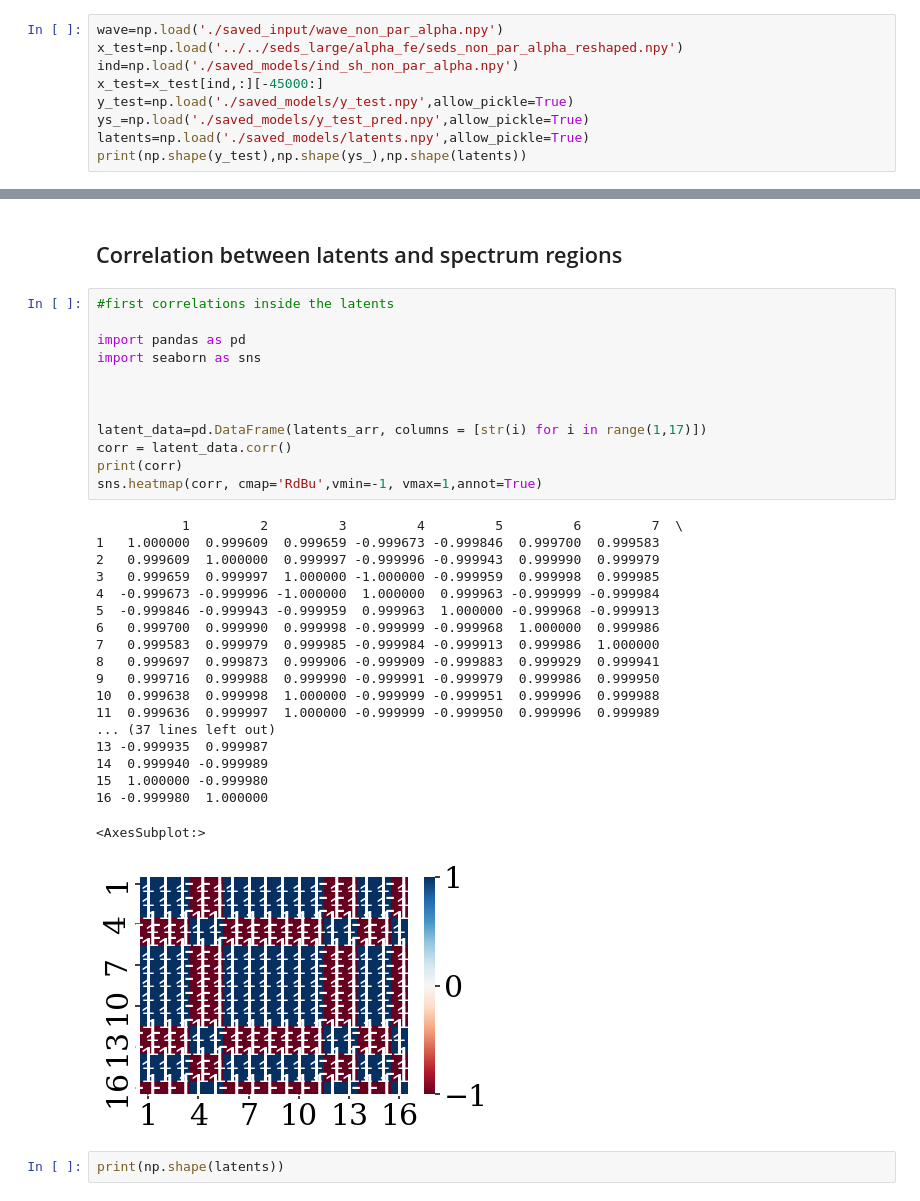
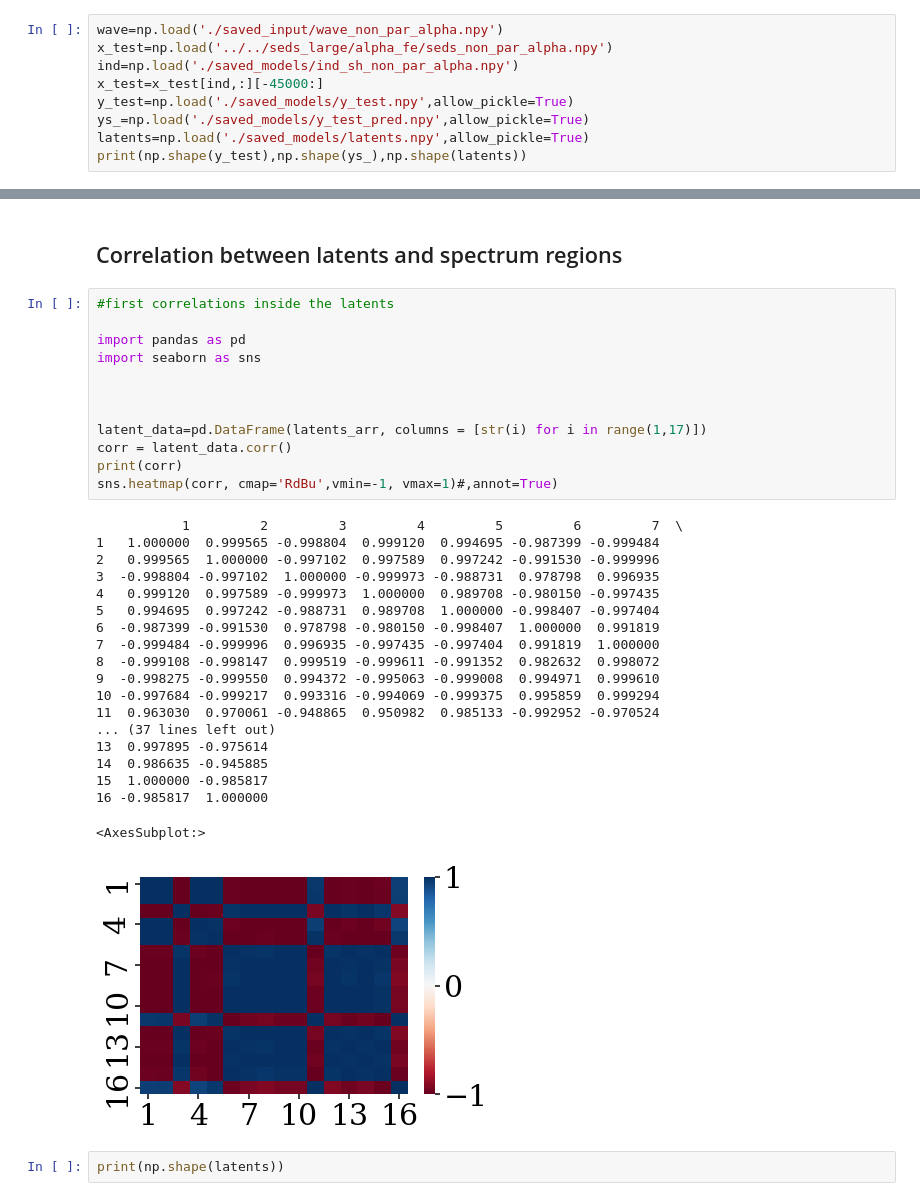
Before and after one commit to patriglesias/SBI_SFHs, a Jupyter notebook: alpha_fe/latents_diagnosis.ipynb, the cells around one changed output, grey strips where cells are left out. Cells and saved outputs as stored; diff of their text form.

```diff
--- a/alpha_fe/latents_diagnosis.ipynb
+++ b/alpha_fe/latents_diagnosis.ipynb
@@ -19,7 +19,7 @@ mpl.rcParams['legend.frameon'] = True
 mpl.rcParams['font.size'] = 30
 # %%
 wave=np.load('./saved_input/wave_non_par_alpha.npy')
-x_test=np.load('../../seds_large/alpha_fe/seds_non_par_alpha_reshaped.npy')
+x_test=np.load('../../seds_large/alpha_fe/seds_non_par_alpha.npy')
 ind=np.load('./saved_models/ind_sh_non_par_alpha.npy')
 x_test=x_test[ind,:][-45000:]
 y_test=np.load('./saved_models/y_test.npy',allow_pickle=True)
@@ -301,35 +306,35 @@ plt.show()
 # %%
 #first correlations inside the latents
 
 import pandas as pd
 import seaborn as sns
 
 
 
 latent_data=pd.DataFrame(latents_arr, columns = [str(i) for i in range(1,17)])
 corr = latent_data.corr()
 print(corr)
-sns.heatmap(corr, cmap='RdBu',vmin=-1, vmax=1,annot=True)
+sns.heatmap(corr, cmap='RdBu',vmin=-1, vmax=1)#,annot=True)
 # %% [output]
            1         2         3         4         5         6         7  \
-1   1.000000  0.999609  0.999659 -0.999673 -0.999846  0.999700  0.999583
-2   0.999609  1.000000  0.999997 -0.999996 -0.999943  0.999990  0.999979
-3   0.999659  0.999997  1.000000 -1.000000 -0.999959  0.999998  0.999985
-4  -0.999673 -0.999996 -1.000000  1.000000  0.999963 -0.999999 -0.999984
-5  -0.999846 -0.999943 -0.999959  0.999963  1.000000 -0.999968 -0.999913
-6   0.999700  0.999990  0.999998 -0.999999 -0.999968  1.000000  0.999986
-7   0.999583  0.999979  0.999985 -0.999984 -0.999913  0.999986  1.000000
-8   0.999697  0.999873  0.999906 -0.999909 -0.999883  0.999929  0.999941
-9   0.999716  0.999988  0.999990 -0.999991 -0.999979  0.999986  0.999950
-10  0.999638  0.999998  1.000000 -0.999999 -0.999951  0.999996  0.999988
-11  0.999636  0.999997  1.000000 -0.999999 -0.999950  0.999996  0.999989
+1   1.000000  0.999565 -0.998804  0.999120  0.994695 -0.987399 -0.999484
+2   0.999565  1.000000 -0.997102  0.997589  0.997242 -0.991530 -0.999996
+3  -0.998804 -0.997102  1.000000 -0.999973 -0.988731  0.978798  0.996935
+4   0.999120  0.997589 -0.999973  1.000000  0.989708 -0.980150 -0.997435
+5   0.994695  0.997242 -0.988731  0.989708  1.000000 -0.998407 -0.997404
+6  -0.987399 -0.991530  0.978798 -0.980150 -0.998407  1.000000  0.991819
+7  -0.999484 -0.999996  0.996935 -0.997435 -0.997404  0.991819  1.000000
+8  -0.999108 -0.998147  0.999519 -0.999611 -0.991352  0.982632  0.998072
+9  -0.998275 -0.999550  0.994372 -0.995063 -0.999008  0.994971  0.999610
+10 -0.997684 -0.999217  0.993316 -0.994069 -0.999375  0.995859  0.999294
+11  0.963030  0.970061 -0.948865  0.950982  0.985133 -0.992952 -0.970524
 ... (37 lines left out)
-13 -0.999935  0.999987
-14  0.999940 -0.999989
-15  1.000000 -0.999980
-16 -0.999980  1.000000
+13  0.997895 -0.975614
+14  0.986635 -0.945885
+15  1.000000 -0.985817
+16 -0.985817  1.000000
 <AxesSubplot:>
-[figure, old version]
+[figure, new version]
 # %%
 print(np.shape(latents))
 # %% [output]
```
Also changed, not shown: parts of 8 cells of this notebook, 40 other files.
